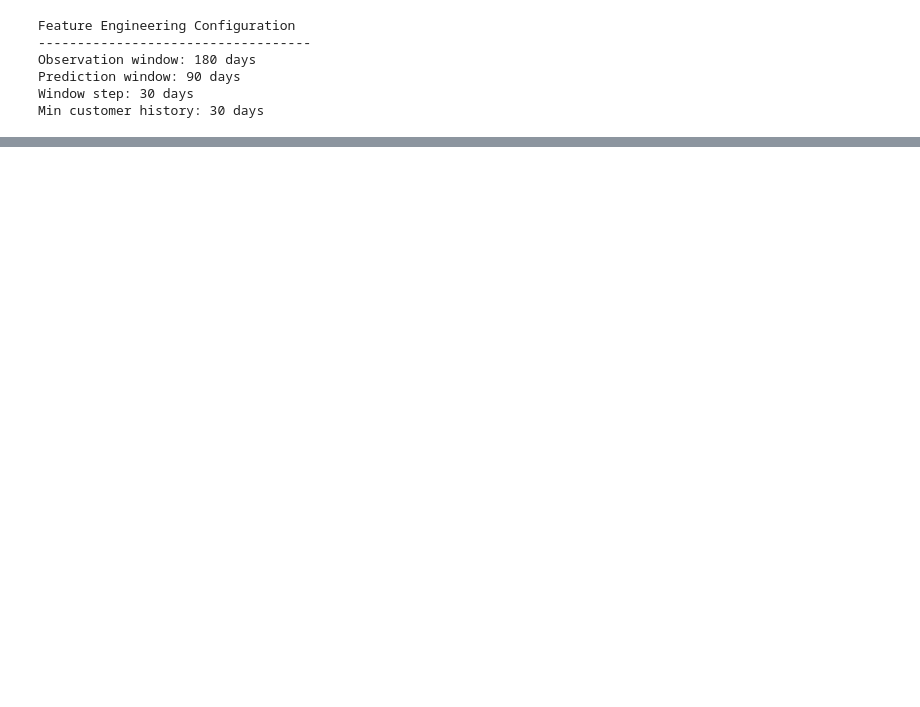
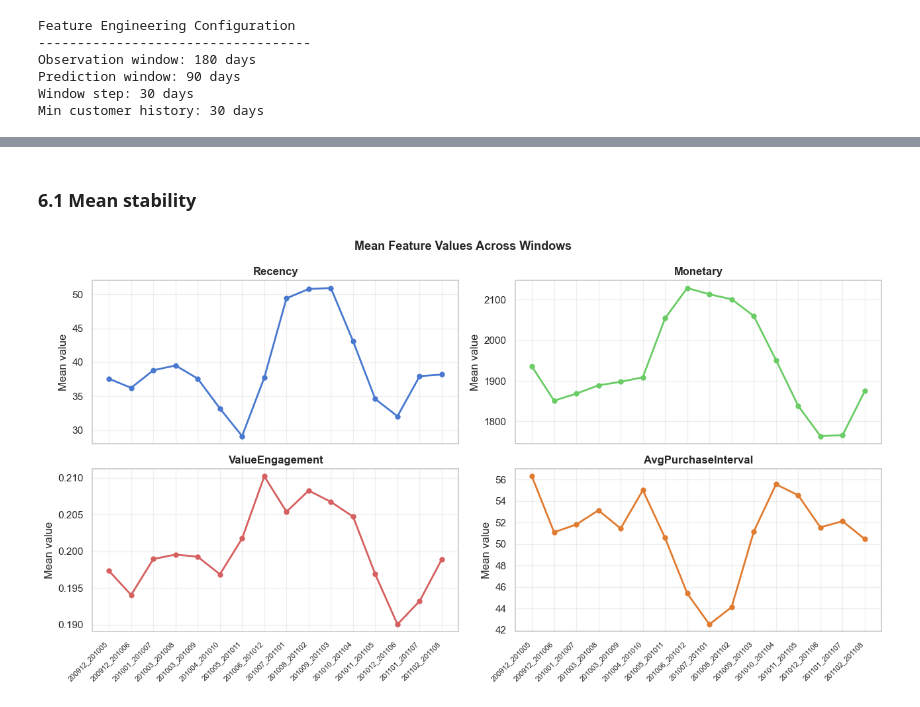
Before and after one commit to stefanobrusadelli/customer-churn-prediction, a Jupyter notebook: notebook/03_feature_engineering.ipynb, the cells around one changed output, grey strips where cells are left out. Saved outputs shown, nothing was run; the diff lists cells and outputs as text; code cells hidden in the pictures; blank space fills up the shorter version.

```diff
--- a/notebook/03_feature_engineering.ipynb
+++ b/notebook/03_feature_engineering.ipynb
@@ -592,0 +536,58 @@ The resulting dataset will be used in the next stage of the project to train and
+# %%
+key_features = [
+    "Recency",               # RFM - time dimension
+    "Monetary",              # RFM - value dimension
+    "ValueEngagement",       # dominant model predictor - joint value and engagement
+    "AvgPurchaseInterval",   # timing - purchase cadence, independent of RFM
+]
+
+# These four cover independent behavioral dimensions:
+# - Recency and AvgPurchaseInterval capture the time/cadence axis from
+#   complementary angles (how long since last purchase vs typical gap)
+# - Monetary captures the value axis independently of engagement
+# - ValueEngagement is monitored specifically because it is the strongest
+#   model predictor, confirming its stability is more important than
+#   monitoring a redundant feature like Frequency or EngagementDensity,
+#   which are highly correlated with it by construction
+missing_features = [f for f in key_features if f not in final_dataset.columns]
+assert not missing_features, f"Missing expected features: {missing_features}"
+
+window_means = final_dataset.groupby("WindowID")[key_features].mean()
+# %% [markdown]
+### 6.1 Mean stability
+# %%
+fig, axes = plt.subplots(2, 2, figsize=(13, 7), sharex=True)
+axes = axes.flatten()
+
+colors = ["#4878CF", "#6ACC65", "#D65F5F", "#E07B30"]
+
+for i, (feature, color) in enumerate(zip(key_features, colors)):
+    axes[i].plot(
+        range(len(window_means)),
+        window_means[feature],
+        marker="o",
+        linewidth=2,
+        color=color,
+        markersize=5,
+    )
+    axes[i].set_title(feature, fontweight="bold")
+    axes[i].set_ylabel("Mean value")
+    axes[i].grid(alpha=0.3)
+
+    if i >= 2:
+        axes[i].set_xticks(range(len(window_means)))
+        axes[i].set_xticklabels(
+            window_means.index,
+            rotation=45,
+            ha="right",
+            fontsize=8,
+        )
+
+plt.suptitle("Mean Feature Values Across Windows", fontsize=13,
+             fontweight="bold")
+plt.tight_layout()
+plt.savefig("../reports/figures/feature_mean_stability.png",
+            bbox_inches="tight", dpi=150)
+plt.show()
+# %% [output]
+[figure, added]
```
Also changed, not shown: parts of 88 cells of this notebook, 5 other files.
